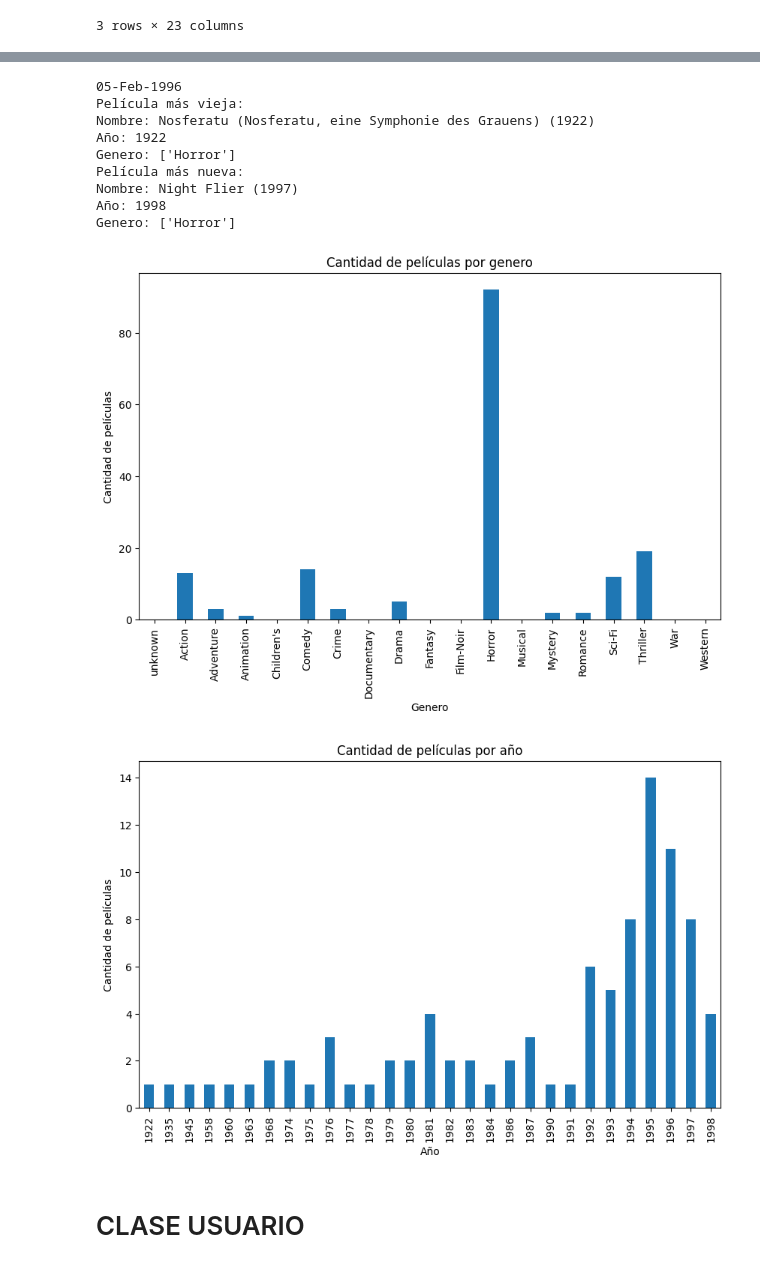
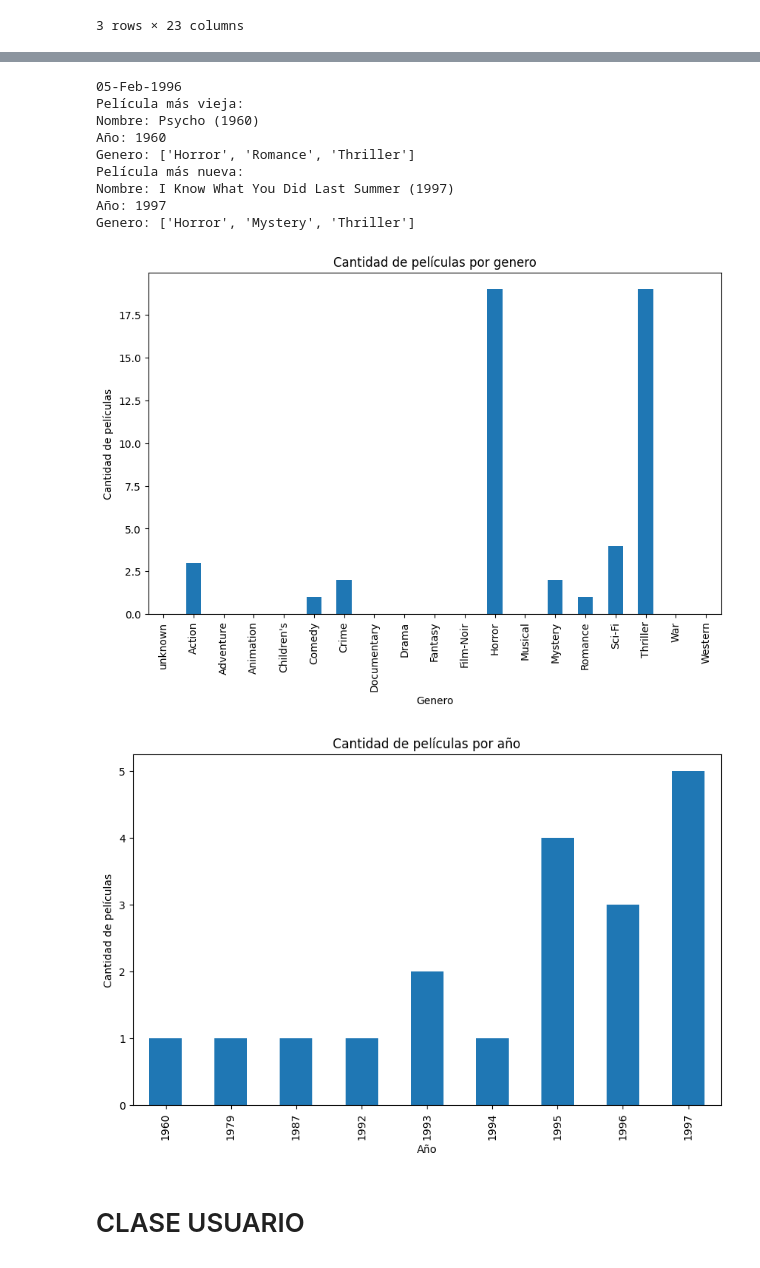
Before and after one commit to jgonzet/DeepLearning_TP1, a Jupyter notebook: Scripts/data_preparation.ipynb, the cells around one changed output, grey strips where cells are left out. Cells and saved outputs as stored; diff of their text form; code cells hidden in the pictures.

```diff
--- a/Scripts/data_preparation.ipynb
+++ b/Scripts/data_preparation.ipynb
@@ -68,17 +68,17 @@ Name: Release Date, Length: 1682, dtype: object
 # %%
-classes.Pelicula.get_stats(peliculas_db,generos=["Horror"])
+classes.Pelicula.get_stats(peliculas_db,generos=["Horror","Thriller"])
 # %% [output]
 05-Feb-1996
 Película más vieja:
-Nombre: Nosferatu (Nosferatu, eine Symphonie des Grauens) (1922)
-Año: 1922
-Genero: ['Horror']
+Nombre: Psycho (1960)
+Año: 1960
+Genero: ['Horror', 'Romance', 'Thriller']
 Película más nueva:
-Nombre: Night Flier (1997)
-Año: 1998
-Genero: ['Horror']
+Nombre: I Know What You Did Last Summer (1997)
+Año: 1997
+Genero: ['Horror', 'Mystery', 'Thriller']
-[figure, old version]
+[figure, new version]
-[figure, old version]
+[figure, new version]
 # %% [markdown]
 # CLASE USUARIO
 # %%
```
Also changed, not shown: parts of 11 cells of this notebook, 2 other files.
